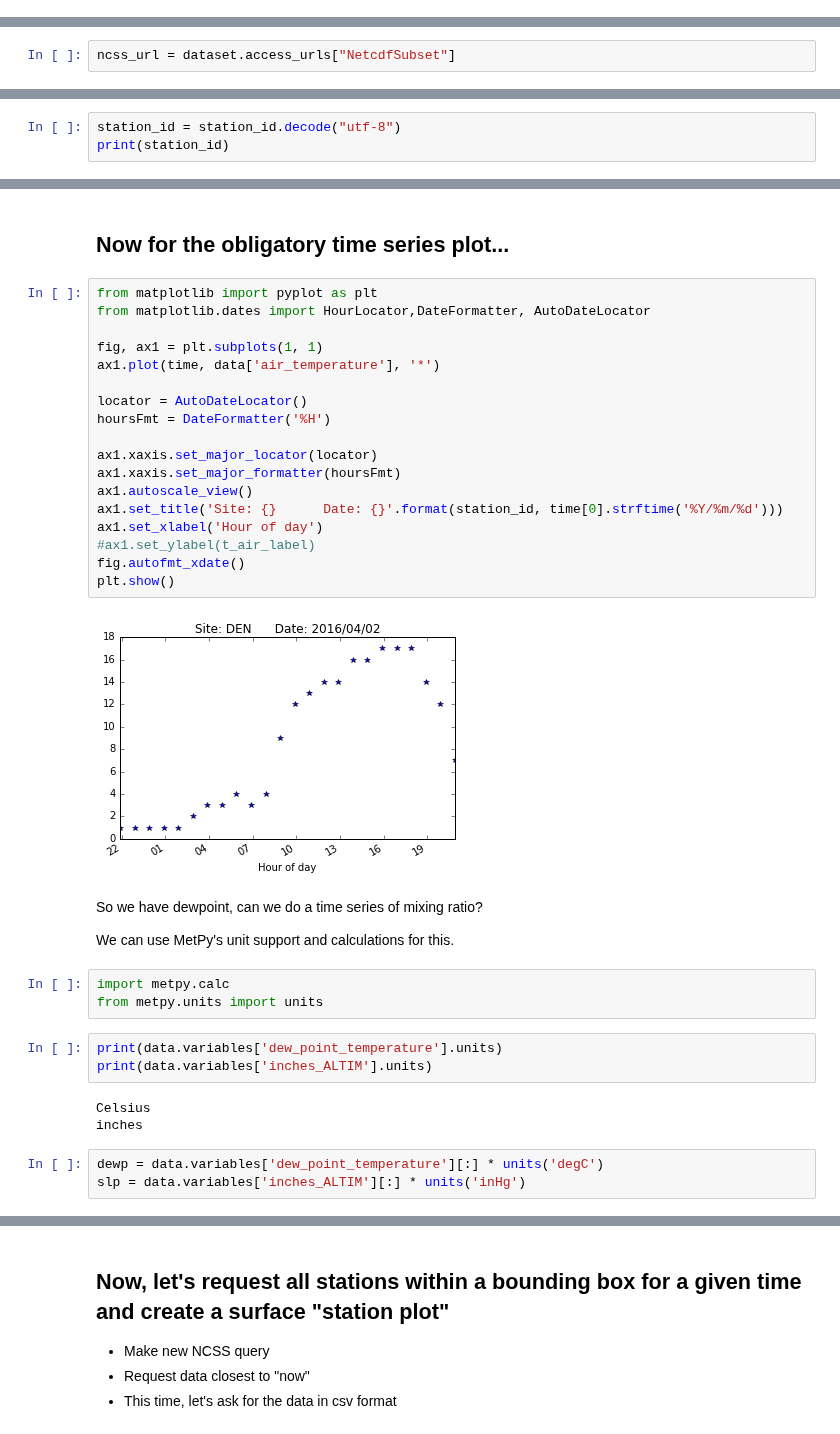
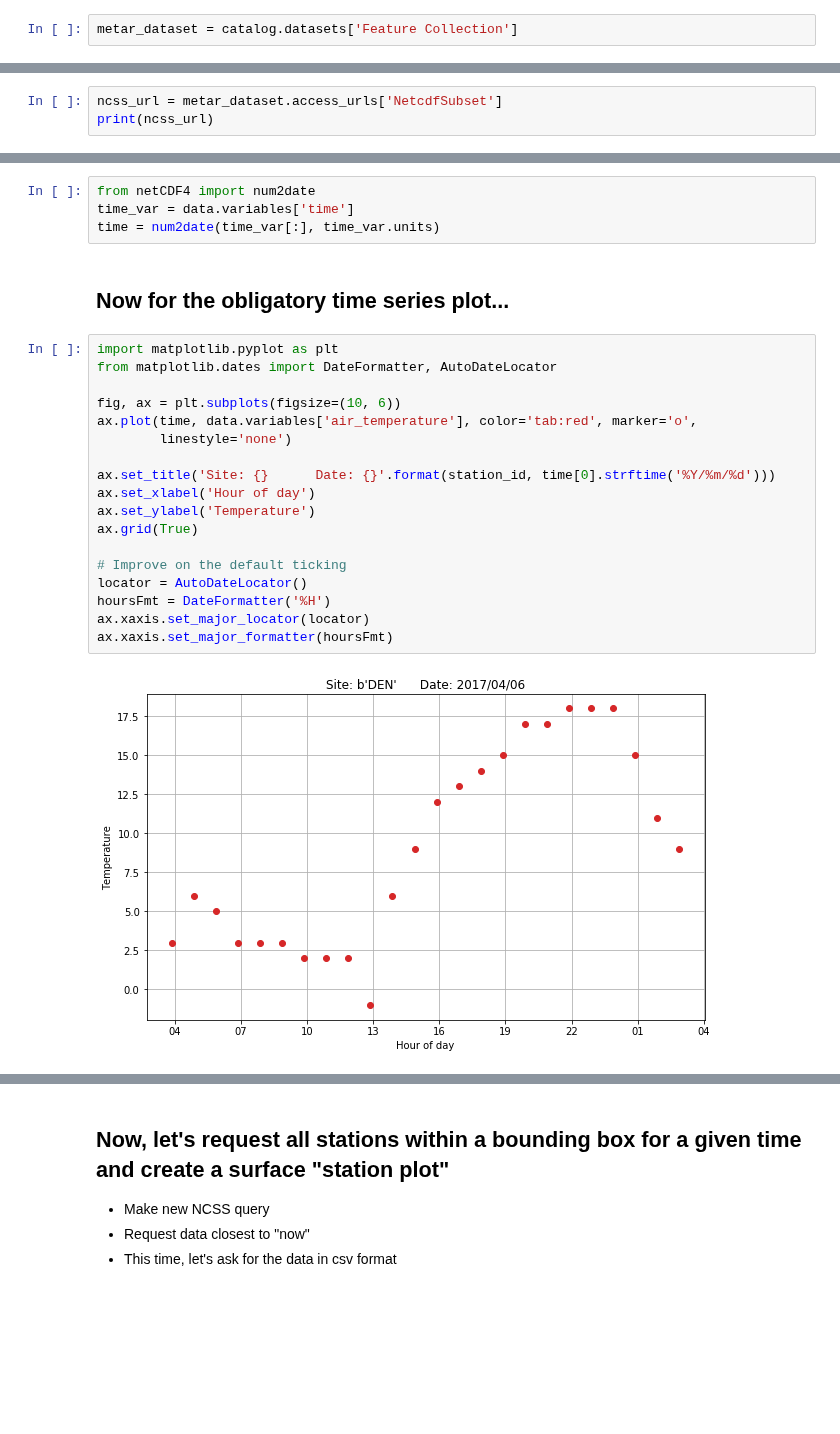
Before and after one commit to Unidata/python-workshop, a Jupyter notebook: notebooks/Surface Data with Siphon and MetPy.ipynb, the cells around one changed output, grey strips where cells are left out. Drawn from its saved outputs; the diff is of its cells as text; blank space fills up the shorter version.

Commit message:
ENH: Update surface data materials

```diff
--- a/notebooks/Surface Data with Siphon and MetPy.ipynb
+++ b/notebooks/Surface Data with Siphon and MetPy.ipynb
@@ -46,0 +61,2 @@ Feature Collection
+# %%
+metar_dataset = catalog.datasets['Feature Collection']
@@ -53,2 +69,3 @@ print(list(dataset.access_urls))
 # %%
-ncss_url = dataset.access_urls["NetcdfSubset"]
+ncss_url = metar_dataset.access_urls['NetcdfSubset']
+print(ncss_url)
@@ -139,3 +153,0 @@ b'DEN'
-# %%
-station_id = station_id.decode("utf-8")
-print(station_id)
@@ -148,38 +156,26 @@ time = [datetime.fromtimestamp(t) for t in data['time']]
+# %%
+from netCDF4 import num2date
+time_var = data.variables['time']
+time = num2date(time_var[:], time_var.units)
 # %% [markdown]
 ## Now for the obligatory time series plot...
 # %%
-from matplotlib import pyplot as plt
-from matplotlib.dates import HourLocator,DateFormatter, AutoDateLocator
+import matplotlib.pyplot as plt
+from matplotlib.dates import DateFormatter, AutoDateLocator
 
-fig, ax1 = plt.subplots(1, 1)
-ax1.plot(time, data['air_temperature'], '*')
+fig, ax = plt.subplots(figsize=(10, 6))
+ax.plot(time, data.variables['air_temperature'], color='tab:red', marker='o',
+        linestyle='none')
 
+ax.set_title('Site: {}      Date: {}'.format(station_id, time[0].strftime('%Y/%m/%d')))
+ax.set_xlabel('Hour of day')
+ax.set_ylabel('Temperature')
+ax.grid(True)
+
+# Improve on the default ticking
 locator = AutoDateLocator()
 hoursFmt = DateFormatter('%H')
-
-ax1.xaxis.set_major_locator(locator)
-ax1.xaxis.set_major_formatter(hoursFmt)
-ax1.autoscale_view()
-ax1.set_title('Site: {}      Date: {}'.format(station_id, time[0].strftime('%Y/%m/%d')))
-ax1.set_xlabel('Hour of day')
-#ax1.set_ylabel(t_air_label)
-fig.autofmt_xdate()
-plt.show()
+ax.xaxis.set_major_locator(locator)
+ax.xaxis.set_major_formatter(hoursFmt)
 # %% [output]
-[figure, old version]
+[figure, new version]
-# %% [markdown]
-So we have dewpoint, can we do a time series of mixing ratio?
-
-We can use MetPy's unit support and calculations for this.
-# %%
-import metpy.calc
-from metpy.units import units
-# %%
-print(data.variables['dew_point_temperature'].units)
-print(data.variables['inches_ALTIM'].units)
-# %% [output]
-Celsius
-inches
-# %%
-dewp = data.variables['dew_point_temperature'][:] * units('degC')
-slp = data.variables['inches_ALTIM'][:] * units('inHg')
```
Also changed, not shown: parts of 67 cells of this notebook, 1 other file.
